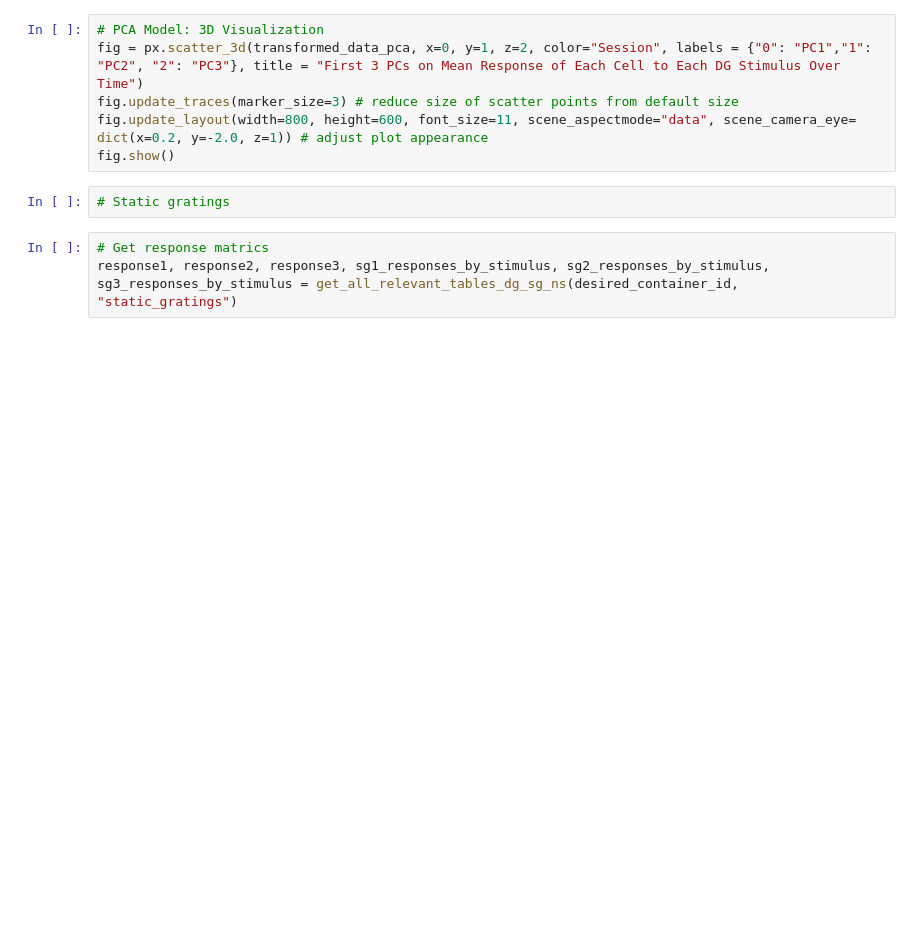
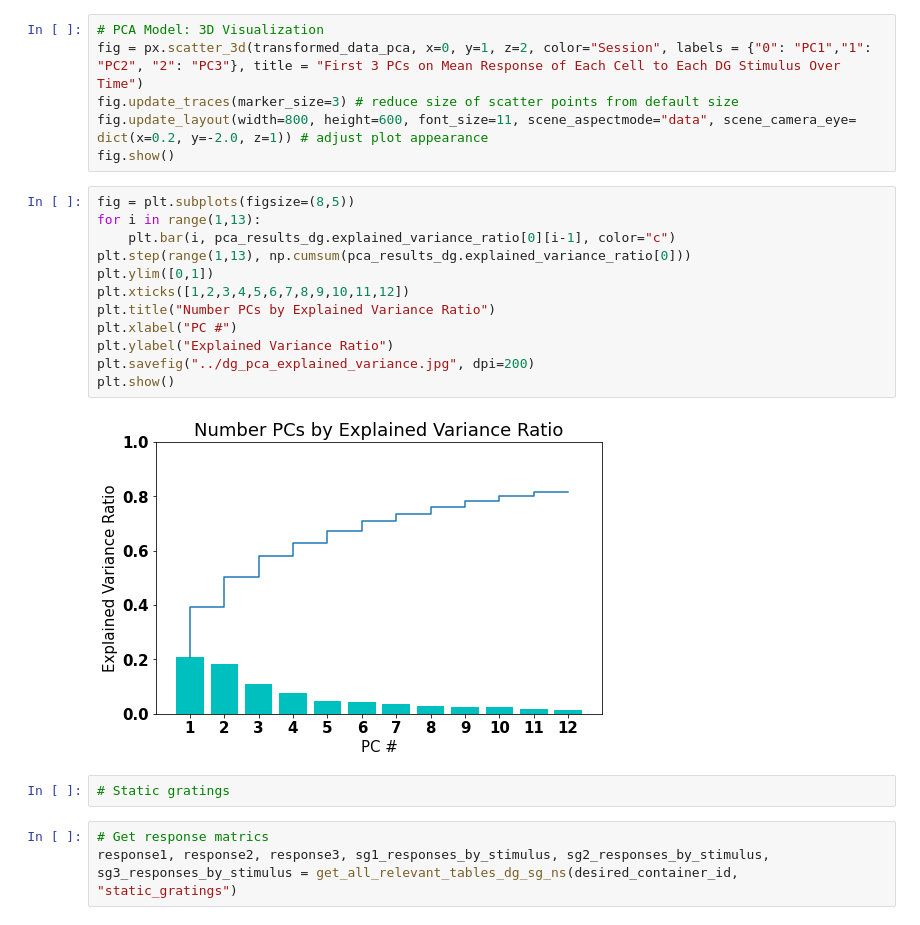
Before and after one commit to naomi-martin/swdb-representational-drift, a Jupyter notebook: code/pca_analysis.ipynb, the cells around one changed output. Saved outputs shown, nothing was run; the diff lists cells and outputs as text; blank space fills up the shorter version.

```diff
--- a/code/pca_analysis.ipynb
+++ b/code/pca_analysis.ipynb
@@ -325,6 +520,20 @@ fig = px.scatter_3d(transformed_data_pca, x=0, y=1, z=2, color="Session", labels
 fig.update_traces(marker_size=3) # reduce size of scatter points from default size
 fig.update_layout(width=800, height=600, font_size=11, scene_aspectmode="data", scene_camera_eye= dict(x=0.2, y=-2.0, z=1)) # adjust plot appearance
 fig.show()
+# %%
+fig = plt.subplots(figsize=(8,5))
+for i in range(1,13):
+    plt.bar(i, pca_results_dg.explained_variance_ratio[0][i-1], color="c")
+plt.step(range(1,13), np.cumsum(pca_results_dg.explained_variance_ratio[0]))
+plt.ylim([0,1])
+plt.xticks([1,2,3,4,5,6,7,8,9,10,11,12])
+plt.title("Number PCs by Explained Variance Ratio")
+plt.xlabel("PC #")
+plt.ylabel("Explained Variance Ratio")
+plt.savefig("../dg_pca_explained_variance.jpg", dpi=200)
+plt.show()
+# %% [output]
+[figure, added]
 # %%
 # Static gratings
 # %%
```
Also changed, not shown: parts of 31 cells of this notebook, 2 other files.
